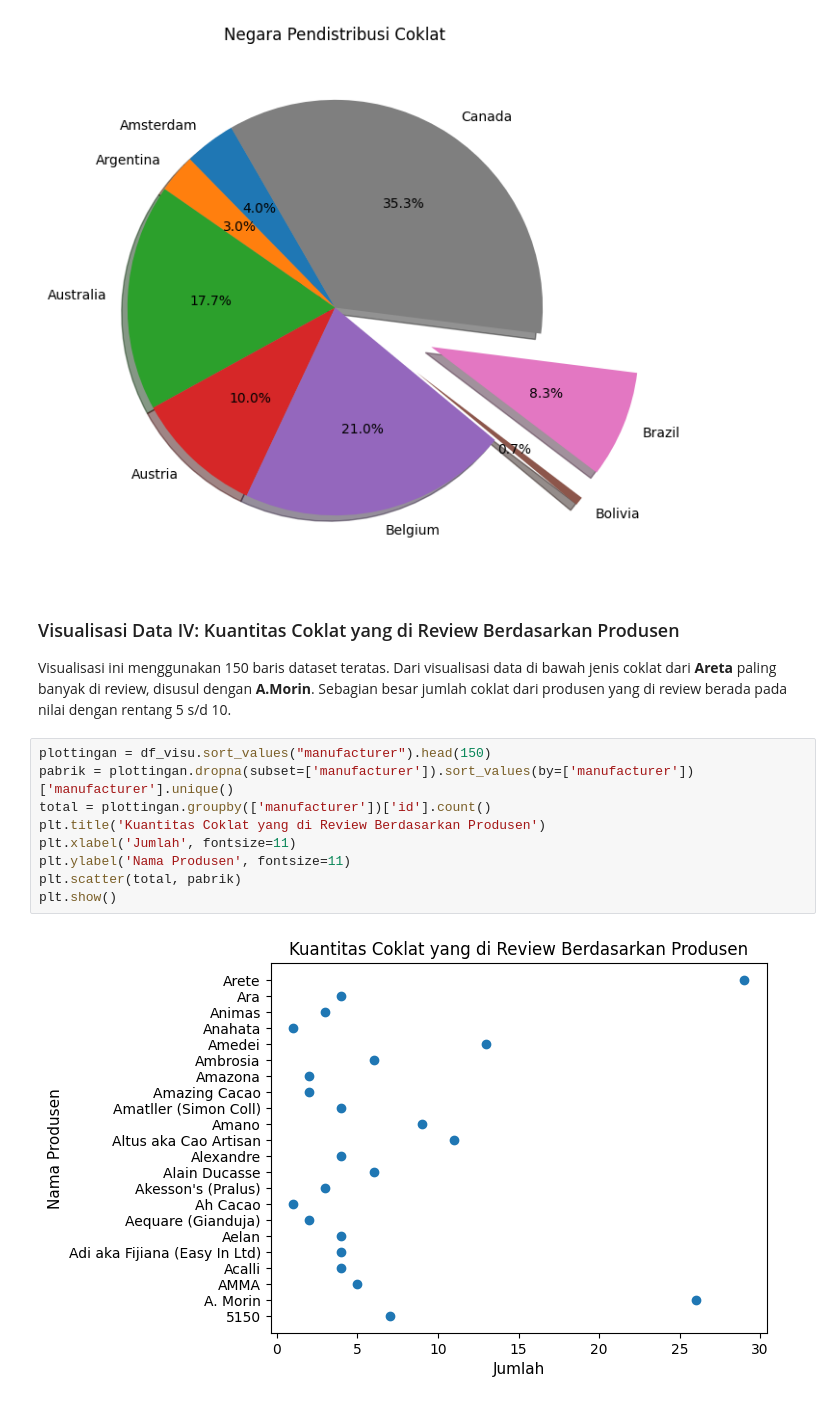
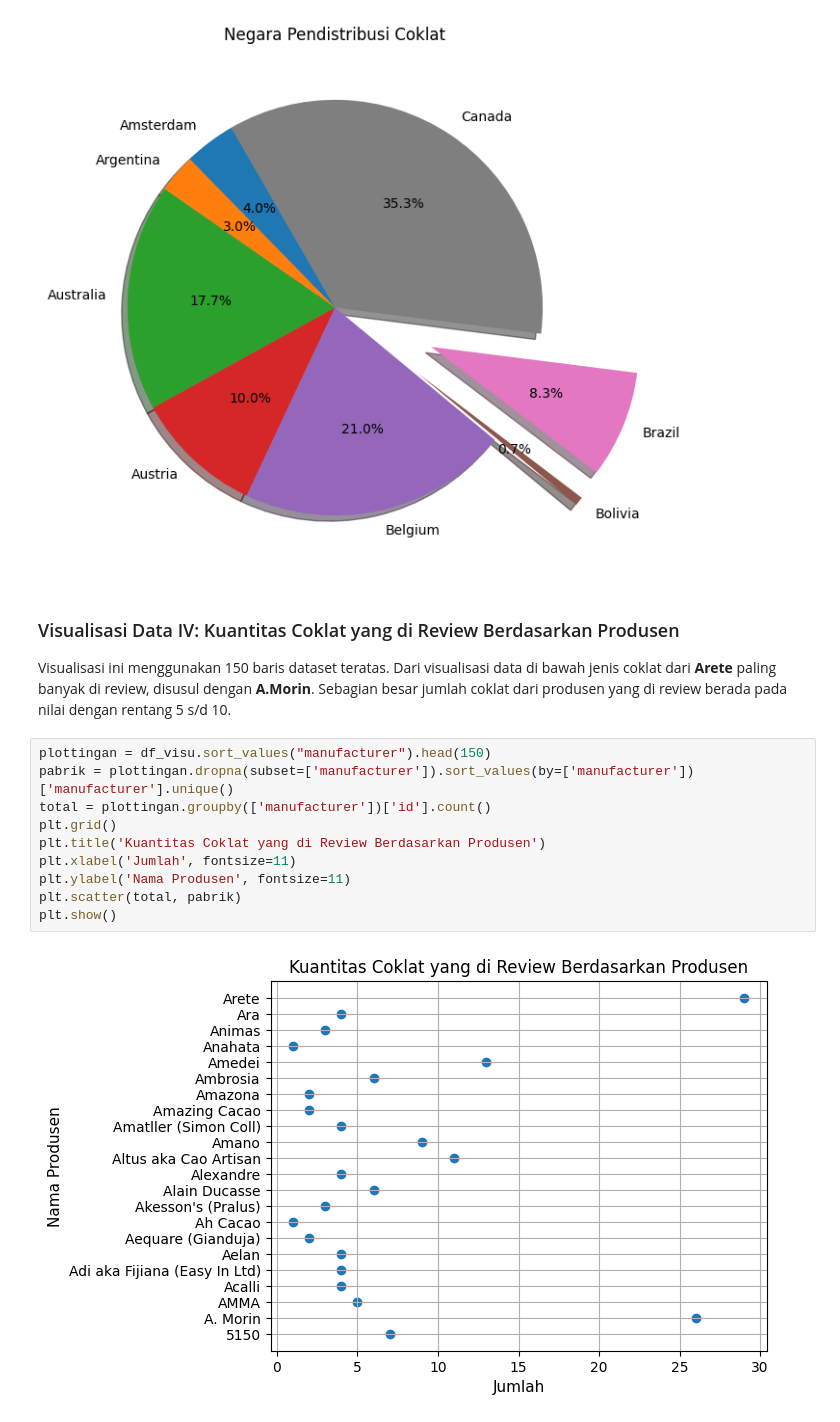
Before and after one commit to Hernirf/Praktikum_KB, a Jupyter notebook: Posttest_KB_3/2109106001_Herni Suhartati.ipynb, the cells around one changed output. Cells and saved outputs as stored; diff of their text form.

```diff
--- a/Posttest_KB_3/2109106001_Herni Suhartati.ipynb
+++ b/Posttest_KB_3/2109106001_Herni Suhartati.ipynb
@@ -69,15 +69,16 @@ plt.show()
 # %% [markdown]
 ### Visualisasi Data IV: Kuantitas Coklat yang di Review Berdasarkan Produsen
 
-Visualisasi ini menggunakan 150 baris dataset teratas. Dari visualisasi data di bawah jenis coklat dari <b>Areta</b> paling banyak di review, disusul dengan <b>A.Morin</b>. Sebagian besar jumlah coklat dari produsen yang di review berada pada nilai dengan rentang 5 s/d 10.
+Visualisasi ini menggunakan 150 baris dataset teratas. Dari visualisasi data di bawah jenis coklat dari <b>Arete</b> paling banyak di review, disusul dengan <b>A.Morin</b>. Sebagian besar jumlah coklat dari produsen yang di review berada pada nilai dengan rentang 5 s/d 10.
 # %%
 plottingan = df_visu.sort_values("manufacturer").head(150)
 pabrik = plottingan.dropna(subset=['manufacturer']).sort_values(by=['manufacturer'])['manufacturer'].unique()
 total = plottingan.groupby(['manufacturer'])['id'].count()
+plt.grid()
 plt.title('Kuantitas Coklat yang di Review Berdasarkan Produsen')
 plt.xlabel('Jumlah', fontsize=11)
 plt.ylabel('Nama Produsen', fontsize=11)
 plt.scatter(total, pabrik)
 plt.show()
 # %% [output]
-[figure, old version]
+[figure, new version]
```
